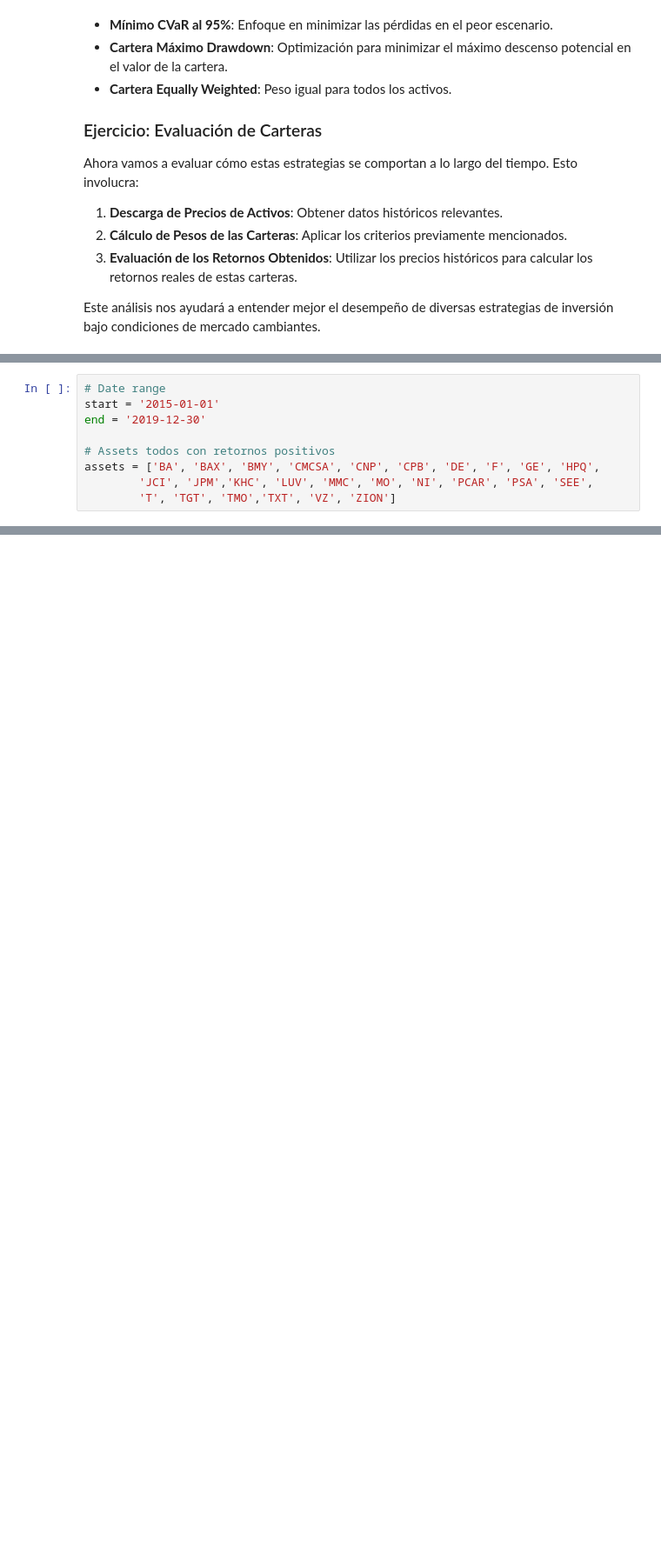
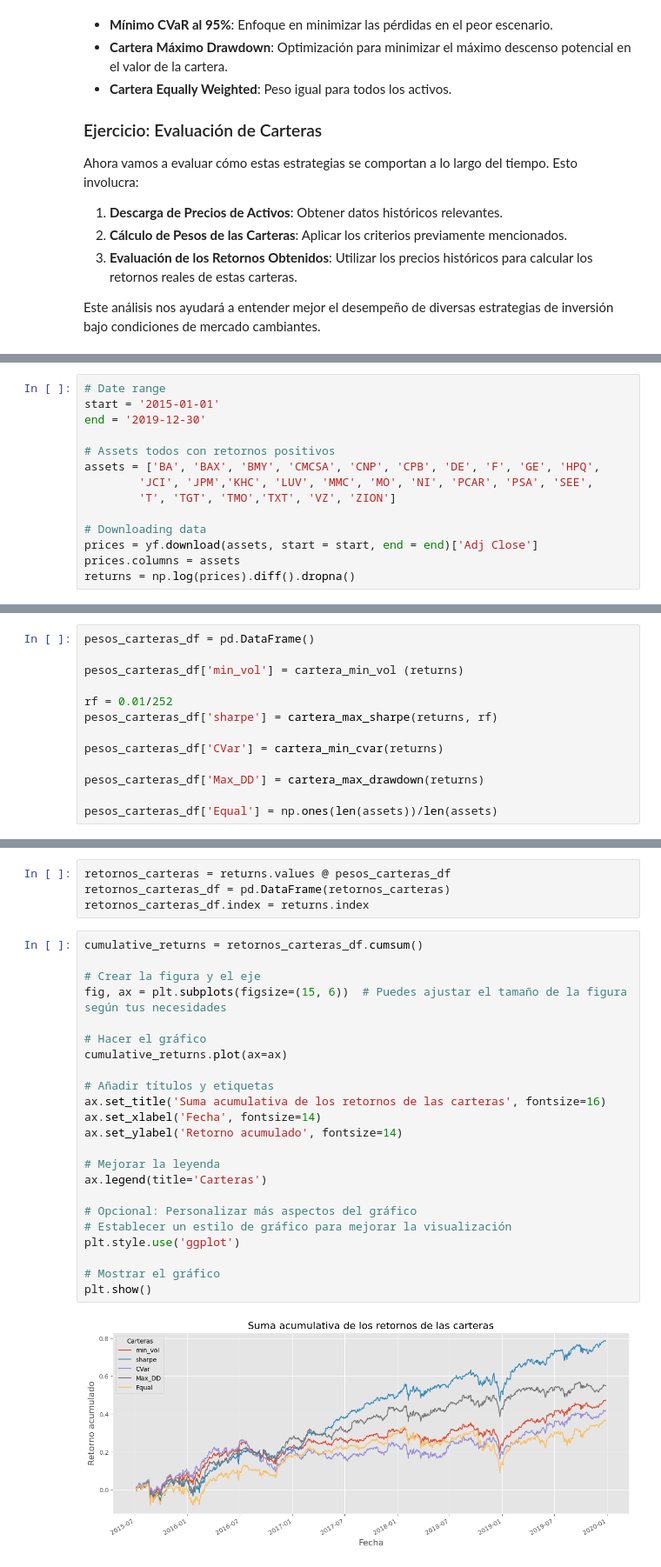
Before and after one commit to diegoo7am/microcredencial-carteras-python-2023_fork, a Jupyter notebook: Tema_6_Riesgos/src/riesgos.ipynb, the cells around one changed output, grey strips where cells are left out. Shown at 87% size. Drawn from its saved outputs; the diff is of its cells as text; blank space fills up the shorter version.

```diff
--- a/Tema_6_Riesgos/src/riesgos.ipynb
+++ b/Tema_6_Riesgos/src/riesgos.ipynb
@@ -1350,3 +1512,8 @@ end = '2019-12-30'
 assets = ['BA', 'BAX', 'BMY', 'CMCSA', 'CNP', 'CPB', 'DE', 'F', 'GE', 'HPQ',
         'JCI', 'JPM','KHC', 'LUV', 'MMC', 'MO', 'NI', 'PCAR', 'PSA', 'SEE',
         'T', 'TGT', 'TMO','TXT', 'VZ', 'ZION']
+
+# Downloading data
+prices = yf.download(assets, start = start, end = end)['Adj Close']
+prices.columns = assets
+returns = np.log(prices).diff().dropna()
@@ -1352,0 +1522,13 @@ assets = ['BA', 'BAX', 'BMY', 'CMCSA', 'CNP', 'CPB', 'DE', 'F', 'GE', 'HPQ',
+# %%
+pesos_carteras_df = pd.DataFrame()
+
+pesos_carteras_df['min_vol'] = cartera_min_vol (returns)
+
+rf = 0.01/252
+pesos_carteras_df['sharpe'] = cartera_max_sharpe(returns, rf)
+
+pesos_carteras_df['CVar'] = cartera_min_cvar(returns)
+
+pesos_carteras_df['Max_DD'] = cartera_max_drawdown(returns)
+
+pesos_carteras_df['Equal'] = np.ones(len(assets))/len(assets)
@@ -1353,3 +1548,32 @@ assets = ['BA', 'BAX', 'BMY', 'CMCSA', 'CNP', 'CPB', 'DE', 'F', 'GE', 'HPQ',
+# %%
+retornos_carteras = returns.values @ pesos_carteras_df
+retornos_carteras_df = pd.DataFrame(retornos_carteras)
+retornos_carteras_df.index = returns.index
+# %%
+cumulative_returns = retornos_carteras_df.cumsum()
+
+# Crear la figura y el eje
+fig, ax = plt.subplots(figsize=(15, 6))  # Puedes ajustar el tamaño de la figura según tus necesidades
+
+# Hacer el gráfico
+cumulative_returns.plot(ax=ax)
+
+# Añadir títulos y etiquetas
+ax.set_title('Suma acumulativa de los retornos de las carteras', fontsize=16)
+ax.set_xlabel('Fecha', fontsize=14)
+ax.set_ylabel('Retorno acumulado', fontsize=14)
+
+# Mejorar la leyenda
+ax.legend(title='Carteras')
+
+# Opcional: Personalizar más aspectos del gráfico
+# Establecer un estilo de gráfico para mejorar la visualización
+plt.style.use('ggplot')
+
+# Mostrar el gráfico
+plt.show()
+# %% [output]
+[figure, added]
 # %% [markdown]
 ## Revisión de la Metodología: Evitando el Sesgo de Anticipación
 
```
Also changed, not shown: parts of 21 cells of this notebook.
